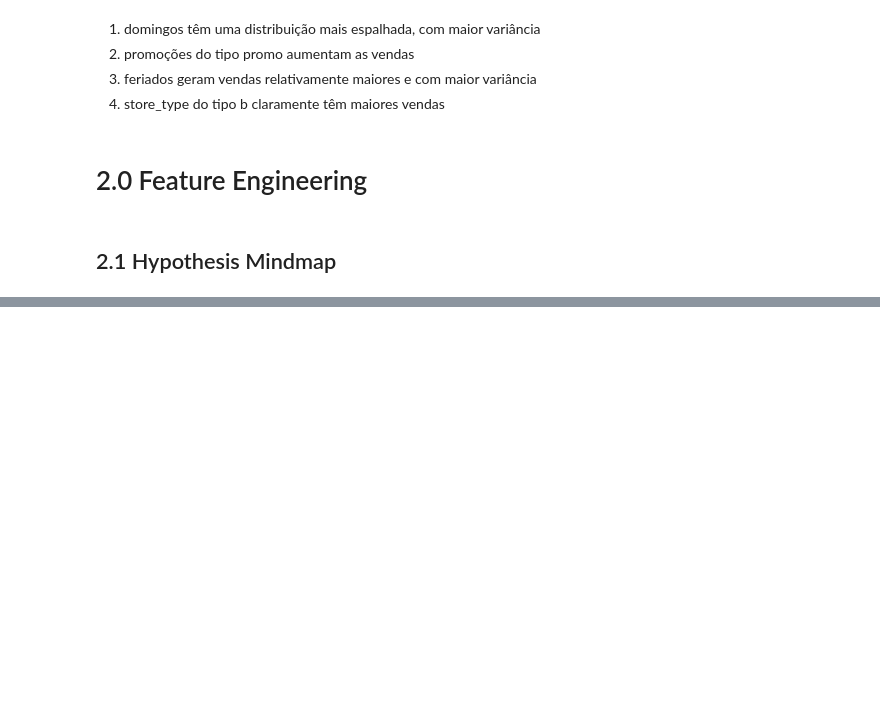
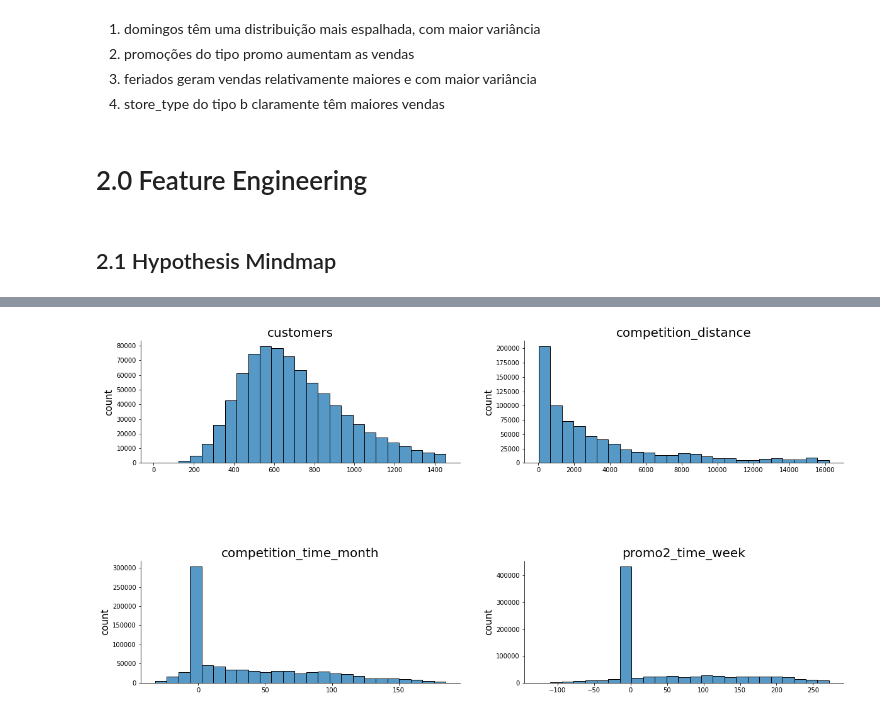
Before and after one commit to Samoelmoura/rossmann_sales_predict, a Jupyter notebook: notebooks/store_sales_predict.ipynb, the cells around one changed output, grey strips where cells are left out. Drawn from its saved outputs; the diff is of its cells as text; code cells hidden in the pictures; blank space fills up the shorter version.

```diff
--- a/notebooks/store_sales_predict.ipynb
+++ b/notebooks/store_sales_predict.ipynb
@@ -337,0 +410,41 @@ Image('..\\img\\mind_map_hypothesis.png')
+# %%
+plt.figure(figsize=(20, 10))
+plt.subplots_adjust(hspace=0.8)
+
+plt.subplot(2, 2, 1)
+outliers_indices, li, ls = search_outliers(df2, 'customers')
+temp = df2.drop(outliers_indices)
+sns.histplot(temp['customers'], bins=25)
+sns.despine()
+plt.title('customers', fontsize=20)
+plt.xlabel('')
+plt.ylabel('count', fontsize=15)
+
+plt.subplot(2, 2, 2)
+outliers_indices, li, ls = search_outliers(df2, 'competition_distance')
+temp = df2.drop(outliers_indices)
+sns.histplot(temp['competition_distance'], bins=25)
+sns.despine()
+plt.title('competition_distance', fontsize=20)
+plt.xlabel('')
+plt.ylabel('count', fontsize=15)
+
+plt.subplot(2, 2, 3)
+outliers_indices, li, ls = search_outliers(df2, 'competition_time_month')
+temp = df2.drop(outliers_indices)
+sns.histplot(temp['competition_time_month'], bins=25)
+sns.despine()
+plt.title('competition_time_month', fontsize=20)
+plt.xlabel('')
+plt.ylabel('count', fontsize=15)
+
+plt.subplot(2, 2, 4)
+outliers_indices, li, ls = search_outliers(df2, 'promo2_time_week')
+temp = df2.drop(outliers_indices)
+sns.histplot(temp['promo2_time_week'], bins=25)
+sns.despine()
+plt.title('promo2_time_week', fontsize=20)
+plt.xlabel('')
+plt.ylabel('count', fontsize=15);
+# %% [output]
+[figure, added]
```
Also changed, not shown: parts of 60 cells of this notebook, 1 other file.
